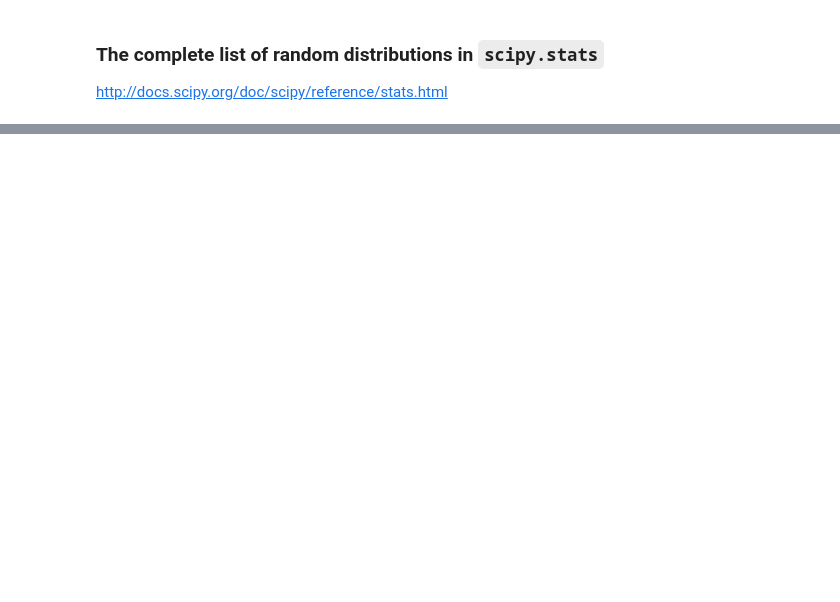
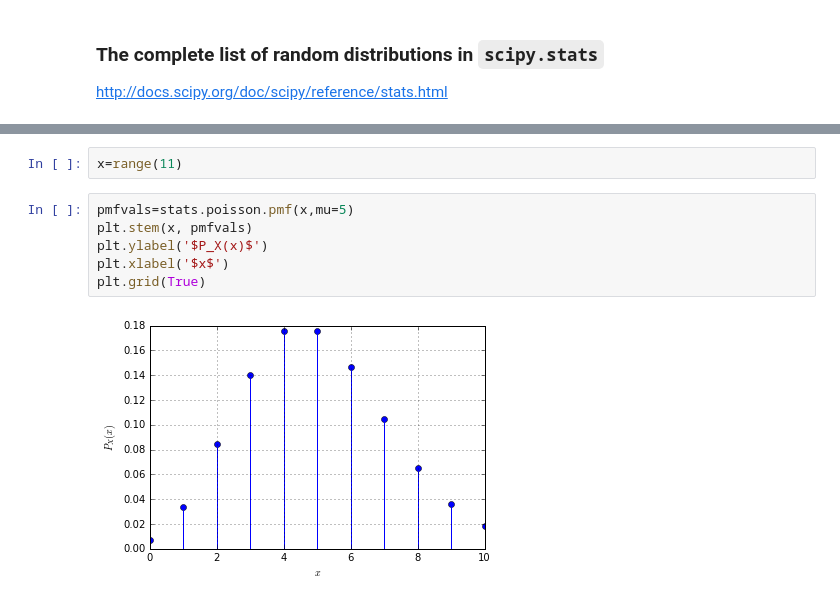
Before and after one commit to jmshea/EEL5544, a Jupyter notebook: scipy-stats.ipynb, the cells around one changed output, grey strips where cells are left out. Cells and saved outputs as stored; diff of their text form; blank space fills up the shorter version.

```diff
--- a/scipy-stats.ipynb
+++ b/scipy-stats.ipynb
@@ -161,0 +180,10 @@ plt.grid(True)
+# %%
+x=range(11)
+# %%
+pmfvals=stats.poisson.pmf(x,mu=5)
+plt.stem(x, pmfvals)
+plt.ylabel('$P_X(x)$')
+plt.xlabel('$x$')
+plt.grid(True)
+# %% [output]
+[figure, added]
```
Also changed, not shown: parts of 67 cells of this notebook.
